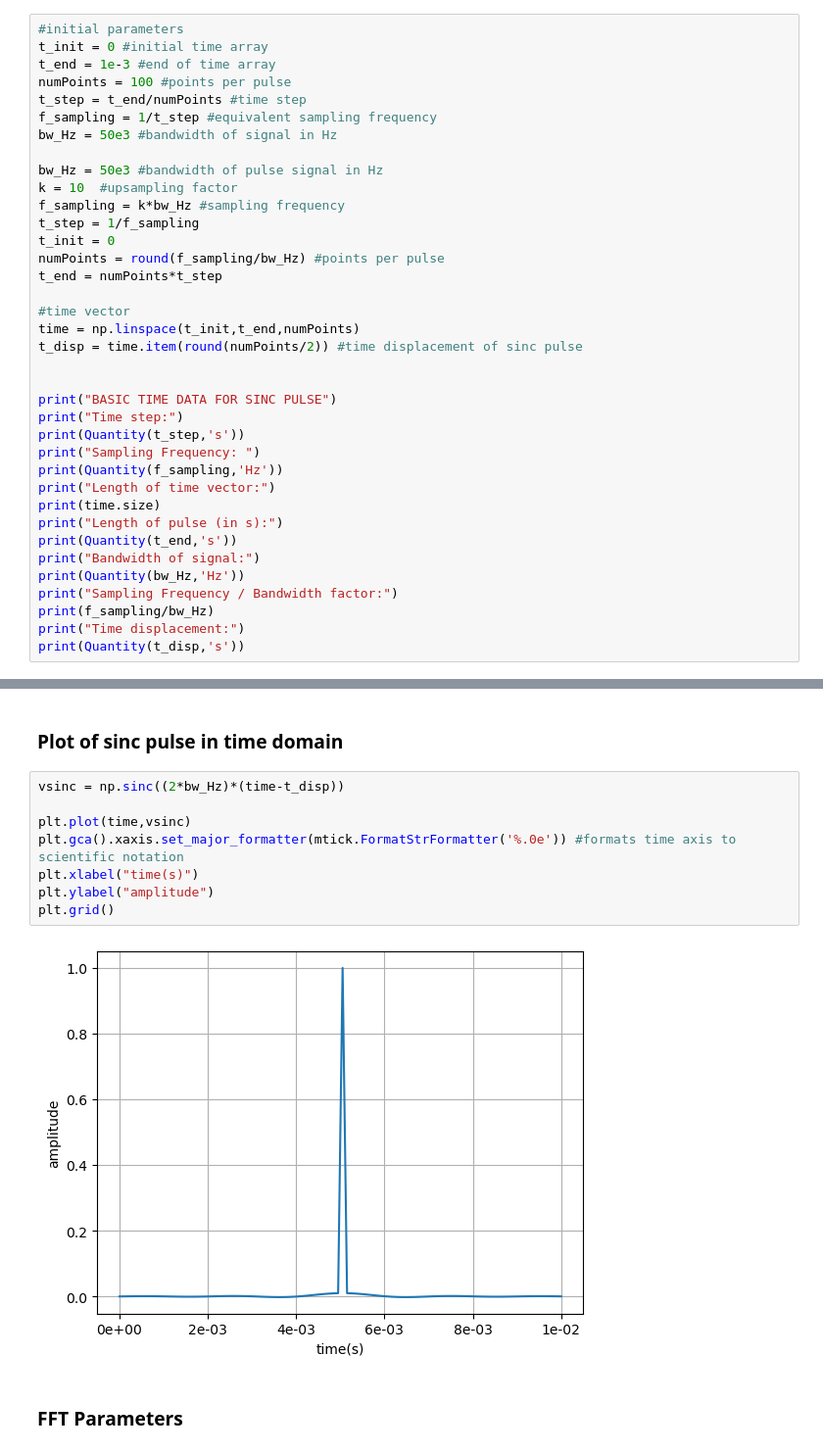
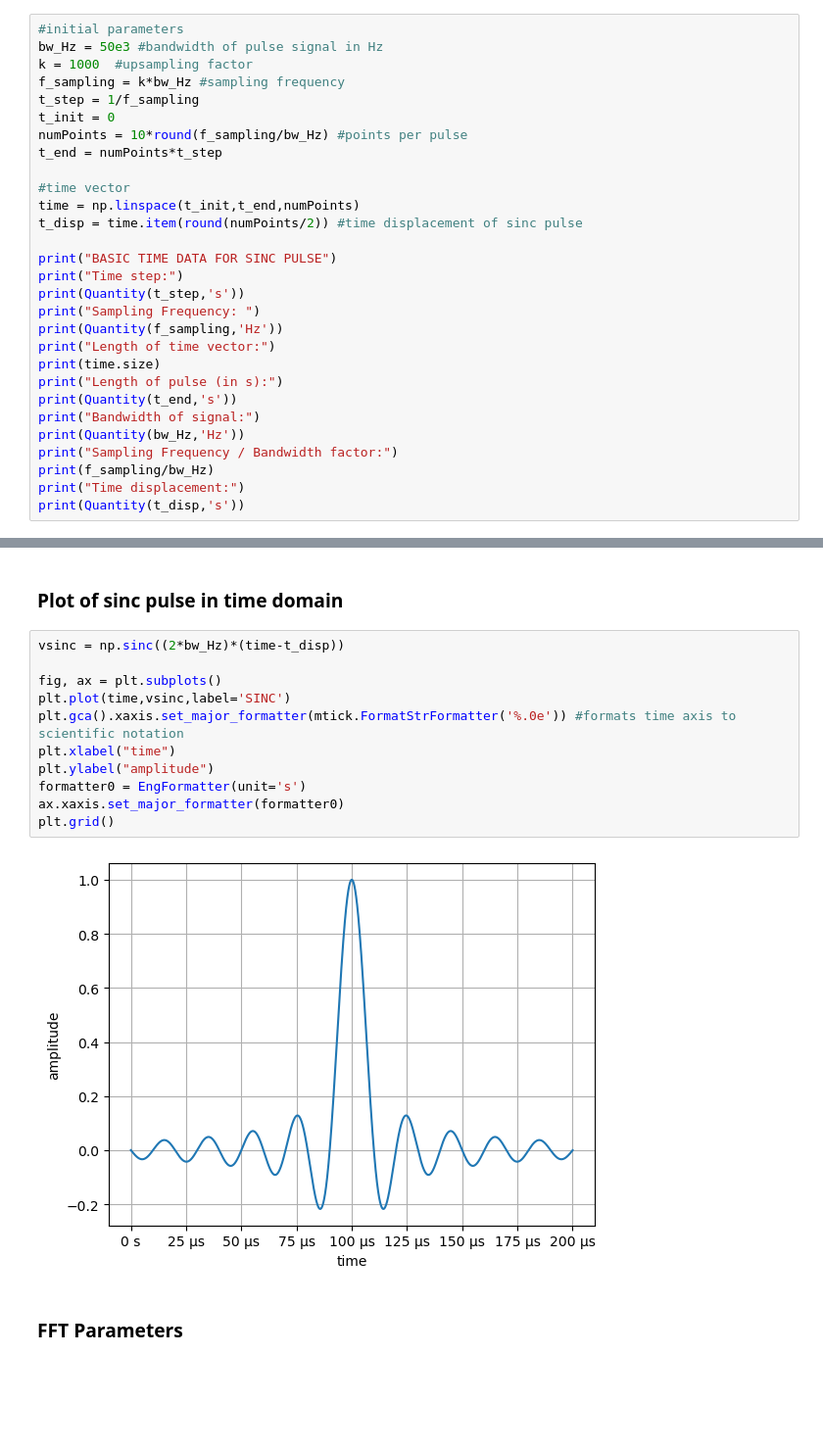
Before and after one commit to floose/py-ju-sea-dsp, a Jupyter notebook: ex1-rc-circ/LTSpice_Nyquist_pulse.ipynb, the cells around one changed output, grey strips where cells are left out. Shown at 98% size. Drawn from its saved outputs; the diff is of its cells as text; blank space fills up the shorter version.

```diff
--- a/ex1-rc-circ/LTSpice_Nyquist_pulse.ipynb
+++ b/ex1-rc-circ/LTSpice_Nyquist_pulse.ipynb
@@ -39,25 +40,17 @@ $rect \left ( \dfrac{\omega}{B}\right ) =  \begin{cases}1 & -B/2 \geq \omega \ge
 \end{cases}$
 # %%
 #initial parameters
-t_init = 0 #initial time array
-t_end = 1e-3 #end of time array
-numPoints = 100 #points per pulse
-t_step = t_end/numPoints #time step
-f_sampling = 1/t_step #equivalent sampling frequency
-bw_Hz = 50e3 #bandwidth of signal in Hz
-
 bw_Hz = 50e3 #bandwidth of pulse signal in Hz
-k = 10  #upsampling factor
+k = 1000  #upsampling factor
 f_sampling = k*bw_Hz #sampling frequency
 t_step = 1/f_sampling
 t_init = 0
-numPoints = round(f_sampling/bw_Hz) #points per pulse
+numPoints = 10*round(f_sampling/bw_Hz) #points per pulse
 t_end = numPoints*t_step
 
 #time vector
 time = np.linspace(t_init,t_end,numPoints)
 t_disp = time.item(round(numPoints/2)) #time displacement of sinc pulse
-
 
 print("BASIC TIME DATA FOR SINC PULSE")
 print("Time step:")
@@ -95,13 +88,16 @@ Time displacement:
 # %%
 vsinc = np.sinc((2*bw_Hz)*(time-t_disp))
 
-plt.plot(time,vsinc)
+fig, ax = plt.subplots()
+plt.plot(time,vsinc,label='SINC')
 plt.gca().xaxis.set_major_formatter(mtick.FormatStrFormatter('%.0e')) #formats time axis to scientific notation
-plt.xlabel("time(s)")
+plt.xlabel("time")
 plt.ylabel("amplitude")
+formatter0 = EngFormatter(unit='s')
+ax.xaxis.set_major_formatter(formatter0)
 plt.grid()
 # %% [output]
-[figure, old version]
+[figure, new version]
 # %% [markdown]
 ### FFT Parameters
 # %%
```
Also changed, not shown: parts of 9 cells of this notebook.
